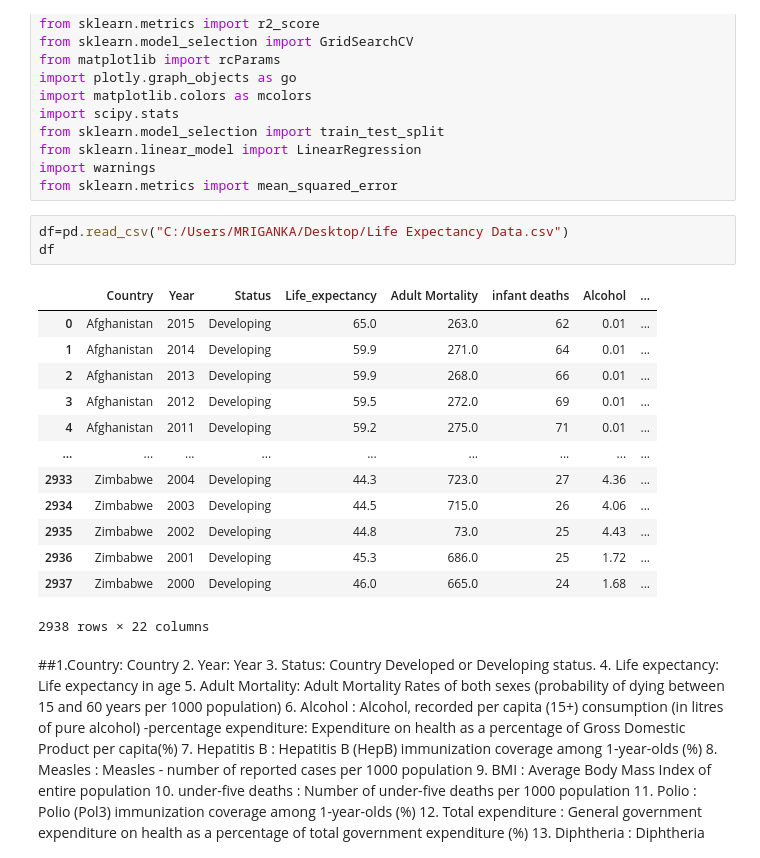
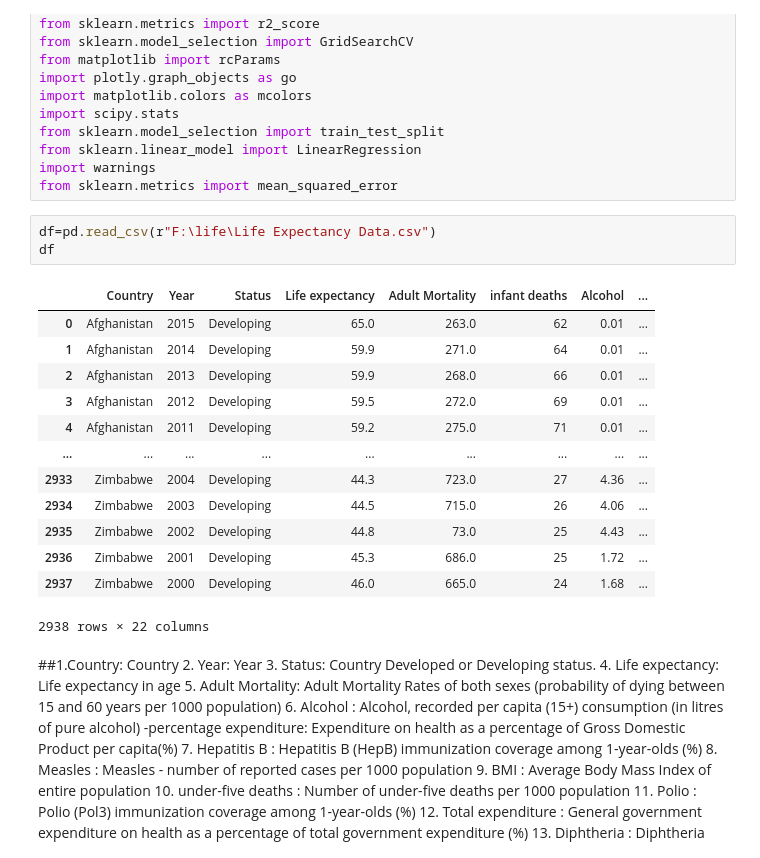
Before and after one commit to Mhalder2001/Life-Expectancy-Project, a Jupyter notebook: Life Expectancy _Mhalder2001.ipynb, the cells around one changed output. Saved outputs shown, nothing was run; the diff lists cells and outputs as text.

```diff
--- a/Life Expectancy _Mhalder2001.ipynb
+++ b/Life Expectancy _Mhalder2001.ipynb
@@ -14,10 +14,10 @@ from sklearn.linear_model import LinearRegression
 import warnings
 from sklearn.metrics import mean_squared_error
 # %%
-df=pd.read_csv("C:/Users/MRIGANKA/Desktop/Life Expectancy Data.csv")
+df=pd.read_csv(r"F:\life\Life Expectancy Data.csv")
 df
 # %% [output]
-|  | Country | Year | Status | Life_expectancy | Adult Mortality | infant deaths | Alcohol | ... |
+|  | Country | Year | Status | Life expectancy | Adult Mortality | infant deaths | Alcohol | ... |
 | 0 | Afghanistan | 2015 | Developing | 65.0 | 263.0 | 62 | 0.01 | ... |
 | 1 | Afghanistan | 2014 | Developing | 59.9 | 271.0 | 64 | 0.01 | ... |
 | 2 | Afghanistan | 2013 | Developing | 59.9 | 268.0 | 66 | 0.01 | ... |
```
Also changed, not shown: parts of 9 cells of this notebook.
